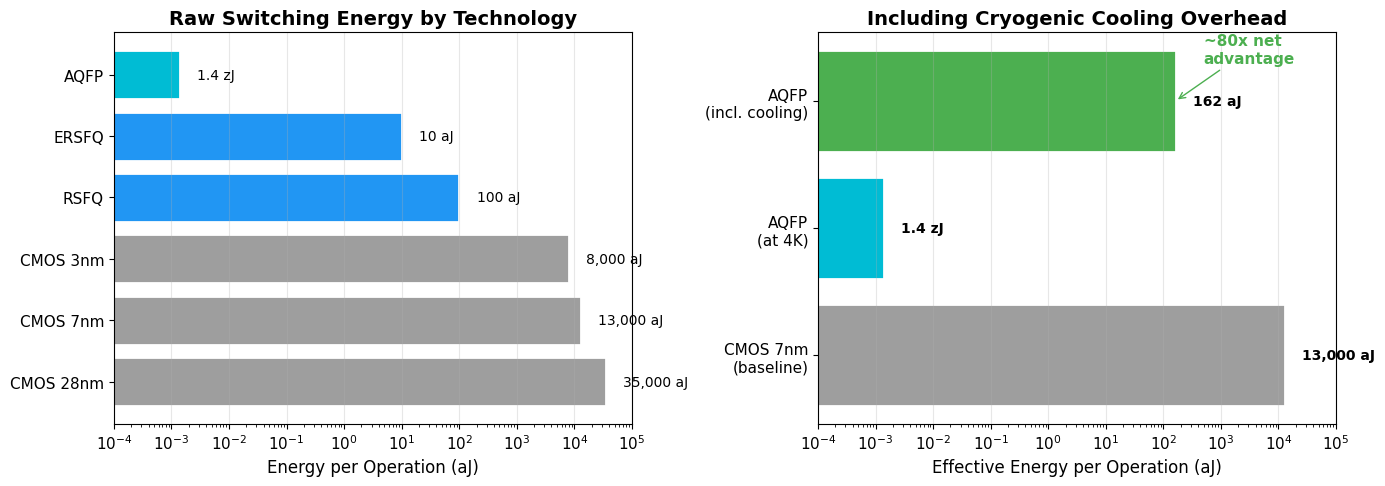
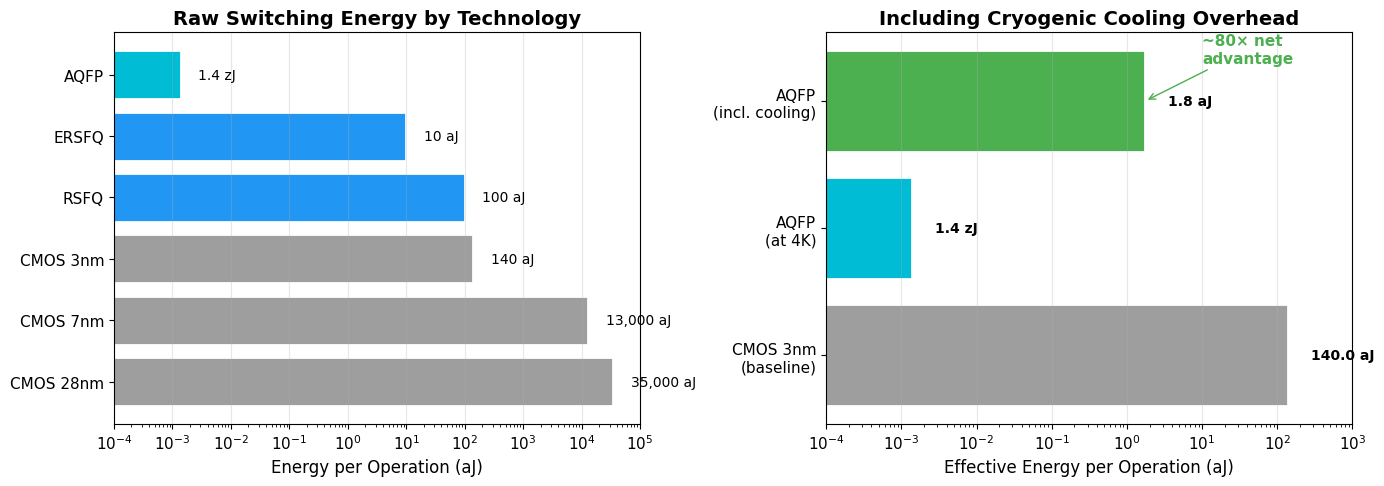
Code edit (unified diff) that turned the first committed figure into the second:
--- before
+++ after
@@ -4,5 +4,5 @@
 # Left: Raw energy per operation
 technologies = ['CMOS 28nm', 'CMOS 7nm', 'CMOS 3nm', 'RSFQ', 'ERSFQ', 'AQFP']
-energies = [35000, 13000, 8000, 100, 10, 0.0014]  # in attojoules (aJ); AQFP = 1.4 zJ = 0.0014 aJ
+energies = [35000, 13000, 140, 100, 10, 0.0014]  # in attojoules (aJ); AQFP = 1.4 zJ = 0.0014 aJ
 colors = [COLORS['normal'], COLORS['normal'], COLORS['normal'], 
           COLORS['primary'], COLORS['primary'], COLORS['superconducting']]
@@ -25,6 +25,6 @@
 
 # Right: Including cooling overhead
-techs_net = ['CMOS 7nm\n(baseline)', 'AQFP\n(at 4K)', 'AQFP\n(incl. cooling)']
-energies_net = [13000, 0.0014, 13000/80]  # ~160 aJ effective
+techs_net = ['CMOS 3nm\n(baseline)', 'AQFP\n(at 4K)', 'AQFP\n(incl. cooling)']
+energies_net = [140, 0.0014, 140/80]  # ~1.75 aJ effective
 colors_net = [COLORS['normal'], COLORS['superconducting'], COLORS['success']]
 
@@ -34,5 +34,5 @@
 ax2.set_title('Including Cryogenic Cooling Overhead', fontsize=14, fontweight='bold')
 ax2.grid(True, alpha=0.3, axis='x')
-ax2.set_xlim(0.0001, 100000)
+ax2.set_xlim(0.0001, 1000)
 
 for bar, energy in zip(bars2, energies_net):
@@ -40,10 +40,10 @@
         label = f'{energy*1000:.1f} zJ'
     else:
-        label = f'{energy:,.0f} aJ'
+        label = f'{energy:.1f} aJ'
     ax2.text(energy * 2, bar.get_y() + bar.get_height()/2, 
             label, va='center', fontsize=10, fontweight='bold')
 
 # Add annotation
-ax2.annotate('~80x net\nadvantage', xy=(13000/80, 2), xytext=(500, 2.3),
+ax2.annotate('~80× net\nadvantage', xy=(140/80, 2), xytext=(10, 2.3),
             fontsize=11, color=COLORS['success'], fontweight='bold',
             arrowprops=dict(arrowstyle='->', color=COLORS['success']))

Commit: Fix CMOS energy values and comparison ratio